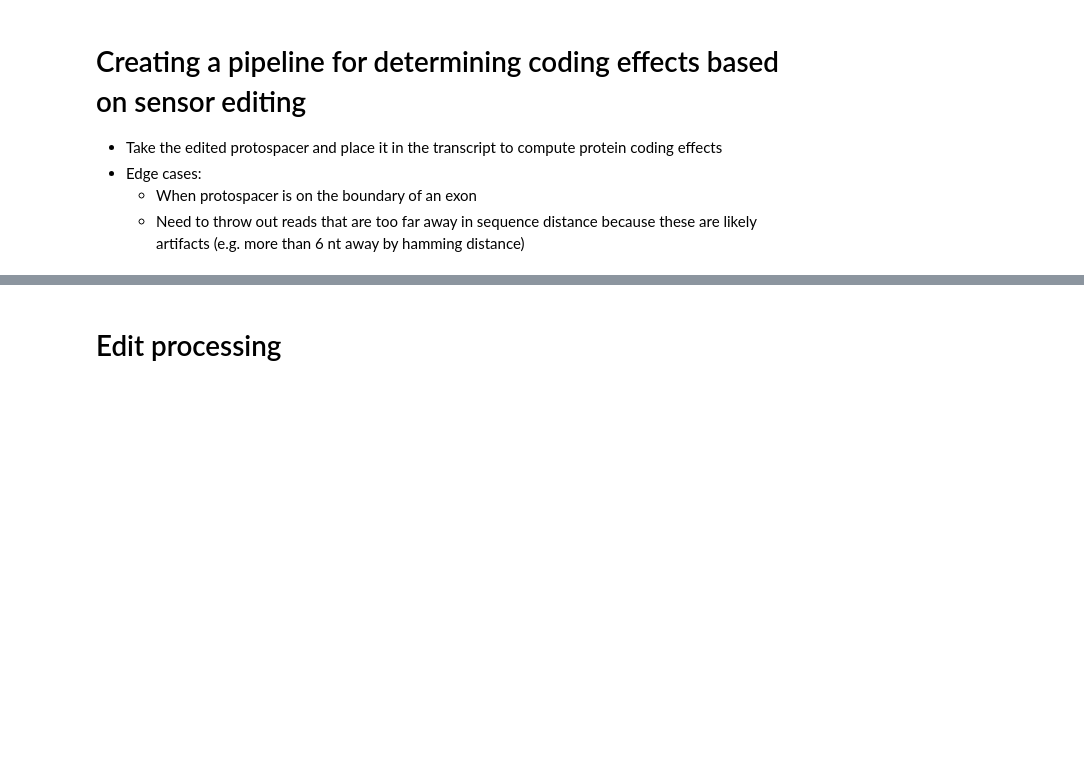
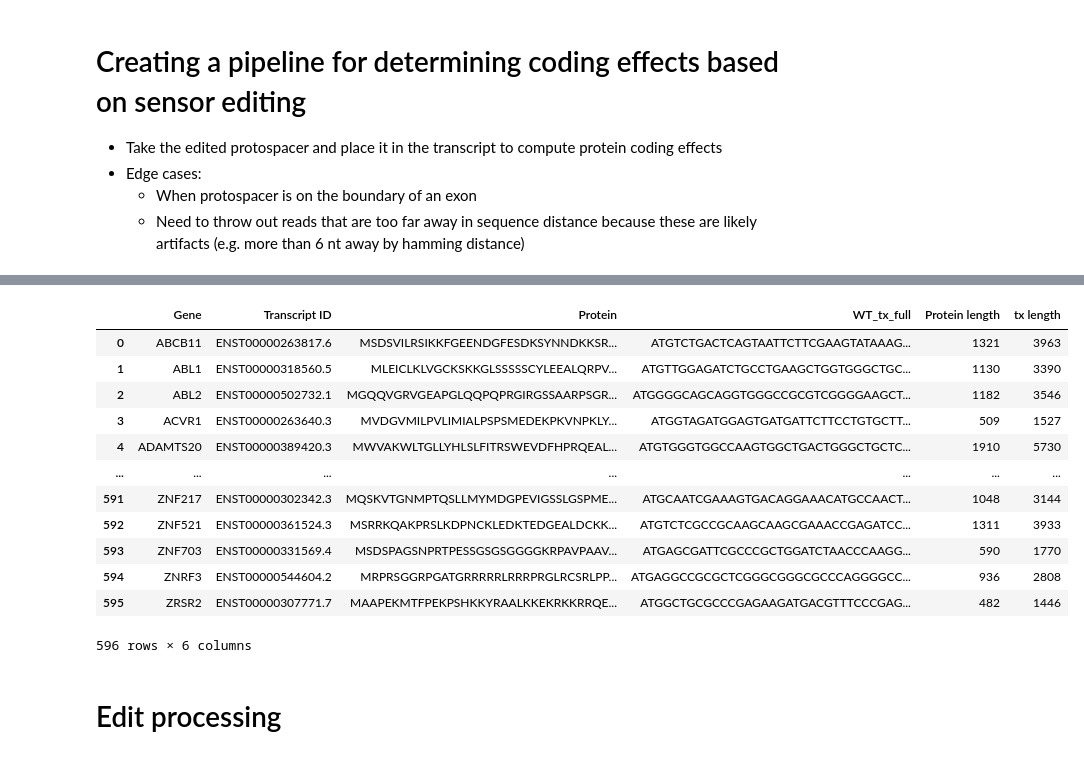
Before and after one commit to samgould2/sensor-analysis-protein-effects, a Jupyter notebook: sensor_HGVSp_pipeline.ipynb, the cells around one changed output, grey strips where cells are left out. Cells and saved outputs as stored; diff of their text form; code cells hidden in the pictures; blank space fills up the shorter version.

```diff
--- a/sensor_HGVSp_pipeline.ipynb
+++ b/sensor_HGVSp_pipeline.ipynb
@@ -389,3 +537,19 @@ bb = master_df[(master_df['Pool']=='F1-R1') & (master_df['classification']=='tar
+# %%
+df_genes
+# %% [output]
+|  | Gene | Transcript ID | Protein | WT_tx_full | Protein length | tx length |
+| 0 | ABCB11 | ENST00000263817.6 | MSDSVILRSIKKFGEENDGFESDKSYNNDKKSR... | ATGTCTGACTCAGTAATTCTTCGAAGTATAAAG... | 1321 | 3963 |
+| 1 | ABL1 | ENST00000318560.5 | MLEICLKLVGCKSKKGLSSSSSCYLEEALQRPV... | ATGTTGGAGATCTGCCTGAAGCTGGTGGGCTGC... | 1130 | 3390 |
+| 2 | ABL2 | ENST00000502732.1 | MGQQVGRVGEAPGLQQPQPRGIRGSSAARPSGR... | ATGGGGCAGCAGGTGGGCCGCGTCGGGGAAGCT... | 1182 | 3546 |
+| 3 | ACVR1 | ENST00000263640.3 | MVDGVMILPVLIMIALPSPSMEDEKPKVNPKLY... | ATGGTAGATGGAGTGATGATTCTTCCTGTGCTT... | 509 | 1527 |
+| 4 | ADAMTS20 | ENST00000389420.3 | MWVAKWLTGLLYHLSLFITRSWEVDFHPRQEAL... | ATGTGGGTGGCCAAGTGGCTGACTGGGCTGCTC... | 1910 | 5730 |
+| ... | ... | ... | ... | ... | ... | ... |
+| 591 | ZNF217 | ENST00000302342.3 | MQSKVTGNMPTQSLLMYMDGPEVIGSSLGSPME... | ATGCAATCGAAAGTGACAGGAAACATGCCAACT... | 1048 | 3144 |
+| 592 | ZNF521 | ENST00000361524.3 | MSRRKQAKPRSLKDPNCKLEDKTEDGEALDCKK... | ATGTCTCGCCGCAAGCAAGCGAAACCGAGATCC... | 1311 | 3933 |
+| 593 | ZNF703 | ENST00000331569.4 | MSDSPAGSNPRTPESSGSGSGGGGKRPAVPAAV... | ATGAGCGATTCGCCCGCTGGATCTAACCCAAGG... | 590 | 1770 |
+| 594 | ZNRF3 | ENST00000544604.2 | MRPRSGGRPGATGRRRRRLRRRPRGLRCSRLPP... | ATGAGGCCGCGCTCGGGCGGGCGCCCAGGGGCC... | 936 | 2808 |
+| 595 | ZRSR2 | ENST00000307771.7 | MAAPEKMTFPEKPSHKKYRAALKKEKRKKRRQE... | ATGGCTGCGCCCGAGAAGATGACGTTTCCCGAG... | 482 | 1446 |
+596 rows × 6 columns
 # %% [markdown]
 # Edit processing
 # %%
```
Also changed, not shown: parts of 19 cells of this notebook, 9 other files.
